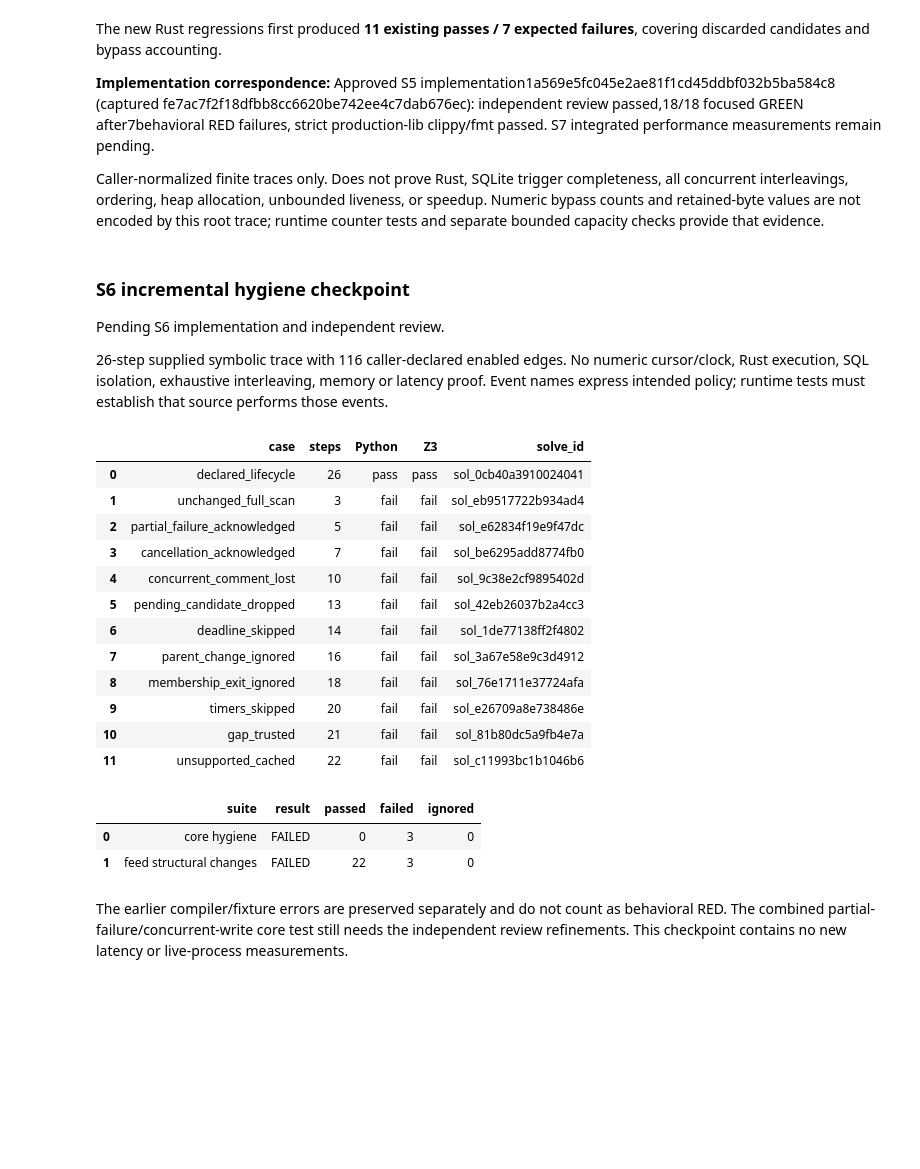
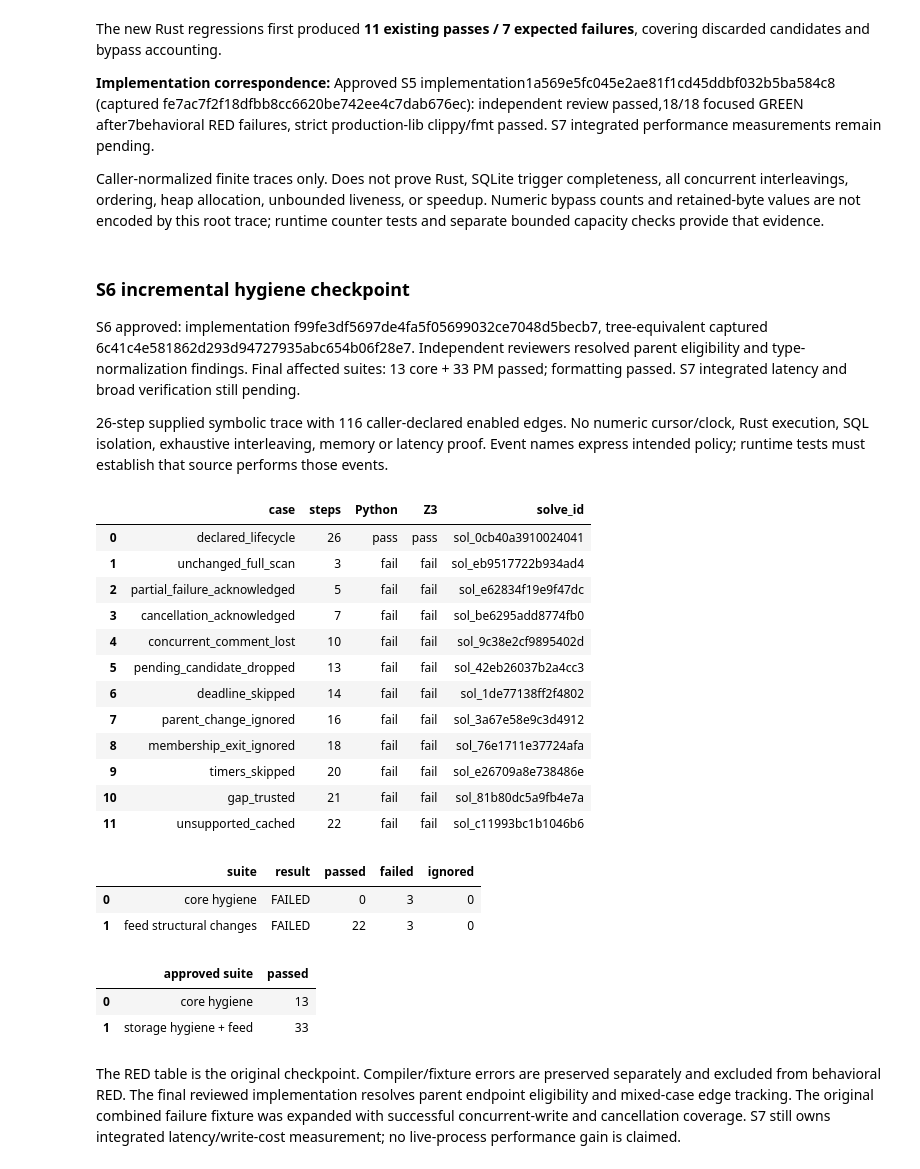
Before and after one commit to getspur/SpurCode, a Jupyter notebook: spur-64019-performance-20261009.ipynb, the cells around one changed output. Saved outputs shown, nothing was run; the diff lists cells and outputs as text; code cells hidden in the pictures; blank space fills up the shorter version.

Commit message:
docs(perf): S6 record approved hygiene TDD and notebook evidence

```diff
--- a/spur-64019-performance-20261009.ipynb
+++ b/spur-64019-performance-20261009.ipynb
@@ -1416,35 +1416,44 @@ display(Markdown("### S6 incremental hygiene checkpoint\n"
                  + s6_policy["candidate_review"]["limits"]))
 display(pd.DataFrame(s6_rows))
 s6_red_rows = []
 for label, filename in [("core hygiene", "s6-red-core.log"), ("feed structural changes", "s6-red-pm.log")]:
     log = (s6_dir / filename).read_text()
     match = re.search(r"test result: (\w+)\. (\d+) passed; (\d+) failed; (\d+) ignored", log)
     assert match, filename
     s6_red_rows.append({"suite": label, "result": match[1], "passed": int(match[2]),
                        "failed": int(match[3]), "ignored": int(match[4])})
 display(pd.DataFrame(s6_red_rows))
-display(Markdown("The earlier compiler/fixture errors are preserved separately and do not count as behavioral RED. "
-                 "The combined partial-failure/concurrent-write core test still needs the independent review refinements. "
-                 "This checkpoint contains no new latency or live-process measurements."))
+s6_green_log = (s6_dir / "s6-review-green-affected.log").read_text()
+s6_green = re.findall(r"test result: ok\. (\d+) passed; (\d+) failed", s6_green_log)
+assert [(int(p), int(f)) for p, f in s6_green] == [(13, 0), (33, 0)]
+display(pd.DataFrame([{"approved suite": "core hygiene", "passed": 13},
+                      {"approved suite": "storage hygiene + feed", "passed": 33}]))
+display(Markdown("The RED table is the original checkpoint. Compiler/fixture errors are preserved separately and excluded from behavioral RED. "
+                 "The final reviewed implementation resolves parent endpoint eligibility and mixed-case edge tracking. "
+                 "The original combined failure fixture was expanded with successful concurrent-write and cancellation coverage. "
+                 "S7 still owns integrated latency/write-cost measurement; no live-process performance gain is claimed."))
 # %% [output]
 ### S6 incremental hygiene checkpoint
-Pending S6 implementation and independent review.
+S6 approved: implementation f99fe3df5697de4fa5f05699032ce7048d5becb7, tree-equivalent captured 6c41c4e581862d293d94727935abc654b06f28e7. Independent reviewers resolved parent eligibility and type-normalization findings. Final affected suites: 13 core + 33 PM passed; formatting passed. S7 integrated latency and broad verification still pending.
 
 26-step supplied symbolic trace with 116 caller-declared enabled edges. No numeric cursor/clock, Rust execution, SQL isolation, exhaustive interleaving, memory or latency proof. Event names express intended policy; runtime tests must establish that source performs those events.
 |  | case | steps | Python | Z3 | solve_id |
 | 0 | declared_lifecycle | 26 | pass | pass | sol_0cb40a3910024041 |
 | 1 | unchanged_full_scan | 3 | fail | fail | sol_eb9517722b934ad4 |
 | 2 | partial_failure_acknowledged | 5 | fail | fail | sol_e62834f19e9f47dc |
 | 3 | cancellation_acknowledged | 7 | fail | fail | sol_be6295add8774fb0 |
 | 4 | concurrent_comment_lost | 10 | fail | fail | sol_9c38e2cf9895402d |
 | 5 | pending_candidate_dropped | 13 | fail | fail | sol_42eb26037b2a4cc3 |
 | 6 | deadline_skipped | 14 | fail | fail | sol_1de77138ff2f4802 |
 | 7 | parent_change_ignored | 16 | fail | fail | sol_3a67e58e9c3d4912 |
 | 8 | membership_exit_ignored | 18 | fail | fail | sol_76e1711e37724afa |
 | 9 | timers_skipped | 20 | fail | fail | sol_e26709a8e738486e |
 | 10 | gap_trusted | 21 | fail | fail | sol_81b80dc5a9fb4e7a |
 | 11 | unsupported_cached | 22 | fail | fail | sol_c11993bc1b1046b6 |
 |  | suite | result | passed | failed | ignored |
 | 0 | core hygiene | FAILED | 0 | 3 | 0 |
 | 1 | feed structural changes | FAILED | 22 | 3 | 0 |
+|  | approved suite | passed |
+| 0 | core hygiene | 13 |
+| 1 | storage hygiene + feed | 33 |
-The earlier compiler/fixture errors are preserved separately and do not count as behavioral RED. The combined partial-failure/concurrent-write core test still needs the independent review refinements. This checkpoint contains no new latency or live-process measurements.
+The RED table is the original checkpoint. Compiler/fixture errors are preserved separately and excluded from behavioral RED. The final reviewed implementation resolves parent endpoint eligibility and mixed-case edge tracking. The original combined failure fixture was expanded with successful concurrent-write and cancellation coverage. S7 still owns integrated latency/write-cost measurement; no live-process performance gain is claimed.
```
Also changed, not shown: 12 other files.
